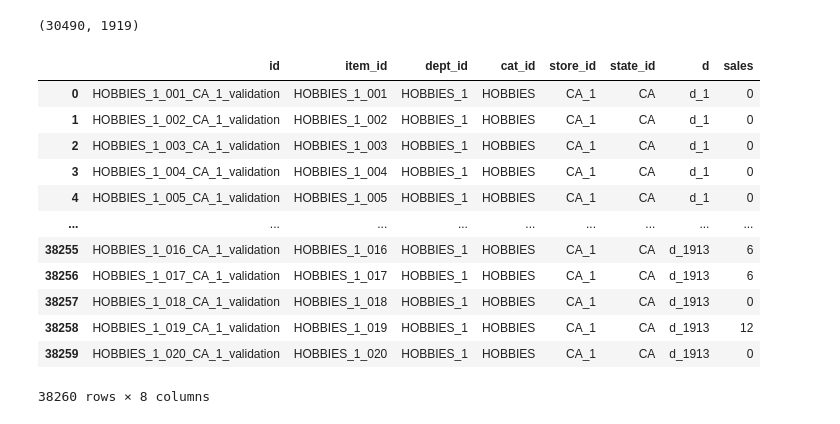
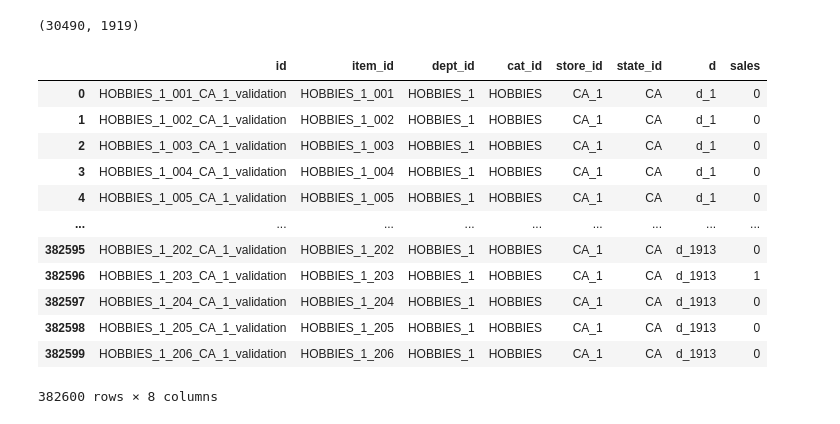
Before and after one commit to jonasge1992/walmart, a Jupyter notebook: notebooks/preprocess_LL.ipynb, the cells around one changed output. Cells and saved outputs as stored; diff of their text form; code cells hidden in the pictures.

```diff
--- a/notebooks/preprocess_LL.ipynb
+++ b/notebooks/preprocess_LL.ipynb
@@ -40,24 +40,24 @@ train_df.shape
 # %% [output]
 (30490, 1919)
 # %%
-train_df_20 = train_df.iloc[:20, :]
+train_df_200 = train_df.iloc[:200, :]
 # %%
-train_df_20 = train_df_20.melt(id_vars=['id','item_id','dept_id','cat_id','store_id','state_id'])
+train_df_200 = train_df_200.melt(id_vars=['id','item_id','dept_id','cat_id','store_id','state_id'])
 # %%
-train_df_20.rename(columns={'variable': 'd', 'value':'sales'},inplace=True)
-train_df_20
+train_df_200.rename(columns={'variable': 'd', 'value':'sales'},inplace=True)
+train_df_200
 # %% [output]
 |  | id | item_id | dept_id | cat_id | store_id | state_id | d | sales |
 | 0 | HOBBIES_1_001_CA_1_validation | HOBBIES_1_001 | HOBBIES_1 | HOBBIES | CA_1 | CA | d_1 | 0 |
 | 1 | HOBBIES_1_002_CA_1_validation | HOBBIES_1_002 | HOBBIES_1 | HOBBIES | CA_1 | CA | d_1 | 0 |
 | 2 | HOBBIES_1_003_CA_1_validation | HOBBIES_1_003 | HOBBIES_1 | HOBBIES | CA_1 | CA | d_1 | 0 |
 | 3 | HOBBIES_1_004_CA_1_validation | HOBBIES_1_004 | HOBBIES_1 | HOBBIES | CA_1 | CA | d_1 | 0 |
 | 4 | HOBBIES_1_005_CA_1_validation | HOBBIES_1_005 | HOBBIES_1 | HOBBIES | CA_1 | CA | d_1 | 0 |
 | ... | ... | ... | ... | ... | ... | ... | ... | ... |
-| 38255 | HOBBIES_1_016_CA_1_validation | HOBBIES_1_016 | HOBBIES_1 | HOBBIES | CA_1 | CA | d_1913 | 6 |
-| 38256 | HOBBIES_1_017_CA_1_validation | HOBBIES_1_017 | HOBBIES_1 | HOBBIES | CA_1 | CA | d_1913 | 6 |
-| 38257 | HOBBIES_1_018_CA_1_validation | HOBBIES_1_018 | HOBBIES_1 | HOBBIES | CA_1 | CA | d_1913 | 0 |
-| 38258 | HOBBIES_1_019_CA_1_validation | HOBBIES_1_019 | HOBBIES_1 | HOBBIES | CA_1 | CA | d_1913 | 12 |
-| 38259 | HOBBIES_1_020_CA_1_validation | HOBBIES_1_020 | HOBBIES_1 | HOBBIES | CA_1 | CA | d_1913 | 0 |
+| 382595 | HOBBIES_1_202_CA_1_validation | HOBBIES_1_202 | HOBBIES_1 | HOBBIES | CA_1 | CA | d_1913 | 0 |
+| 382596 | HOBBIES_1_203_CA_1_validation | HOBBIES_1_203 | HOBBIES_1 | HOBBIES | CA_1 | CA | d_1913 | 1 |
+| 382597 | HOBBIES_1_204_CA_1_validation | HOBBIES_1_204 | HOBBIES_1 | HOBBIES | CA_1 | CA | d_1913 | 0 |
+| 382598 | HOBBIES_1_205_CA_1_validation | HOBBIES_1_205 | HOBBIES_1 | HOBBIES | CA_1 | CA | d_1913 | 0 |
+| 382599 | HOBBIES_1_206_CA_1_validation | HOBBIES_1_206 | HOBBIES_1 | HOBBIES | CA_1 | CA | d_1913 | 0 |
-38260 rows × 8 columns
+382600 rows × 8 columns
 # %%
```
Also changed, not shown: parts of 5 cells of this notebook.
